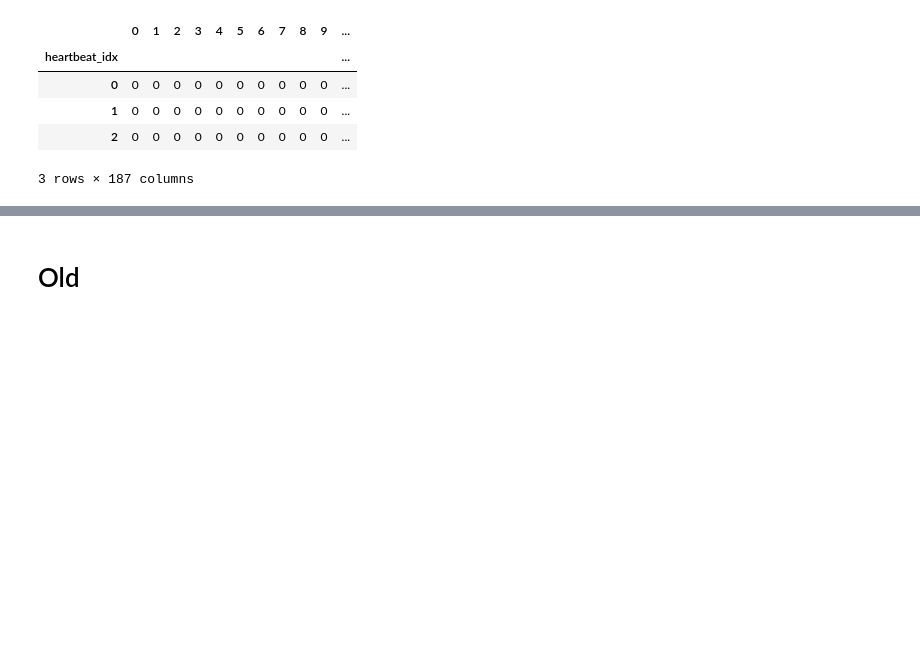
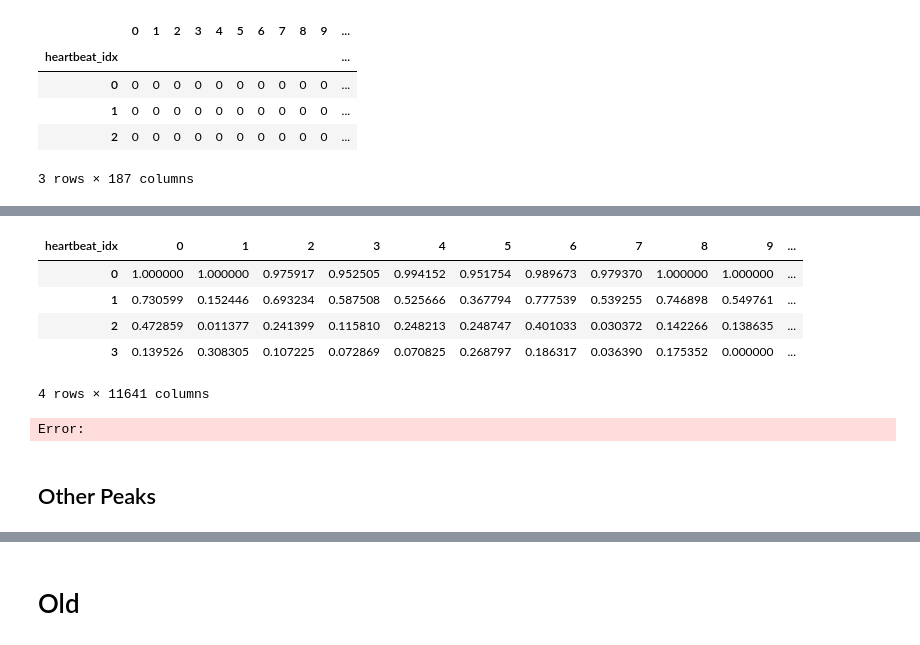
Before and after one commit to juliepinole/proj2, a Jupyter notebook: task_1/Task_1_explo.ipynb, the cells around one changed output, grey strips where cells are left out. Drawn from its saved outputs; the diff is of its cells as text; code cells hidden in the pictures; blank space fills up the shorter version.

```diff
--- a/task_1/Task_1_explo.ipynb
+++ b/task_1/Task_1_explo.ipynb
@@ -368,0 +336,16 @@ gr.plot_mean_sd_heartbeats(
+# %%
+lala = x_train_0.T
+lala.head(4)
+# %% [output]
+| heartbeat_idx | 0 | 1 | 2 | 3 | 4 | 5 | 6 | 7 | 8 | 9 | ... |
+| 0 | 1.000000 | 1.000000 | 0.975917 | 0.952505 | 0.994152 | 0.951754 | 0.989673 | 0.979370 | 1.000000 | 1.000000 | ... |
+| 1 | 0.730599 | 0.152446 | 0.693234 | 0.587508 | 0.525666 | 0.367794 | 0.777539 | 0.539255 | 0.746898 | 0.549761 | ... |
+| 2 | 0.472859 | 0.011377 | 0.241399 | 0.115810 | 0.248213 | 0.248747 | 0.401033 | 0.030372 | 0.142266 | 0.138635 | ... |
+| 3 | 0.139526 | 0.308305 | 0.107225 | 0.072869 | 0.070825 | 0.268797 | 0.186317 | 0.036390 | 0.175352 | 0.000000 | ... |
+4 rows × 11641 columns
+# %%
+x_train_0_transfo = x_train_0.T.copy()
+x_train_0_transfo['id'] = 1
+extracted_features = tsf.extract_features(x_train_0_transfo, column_id='id')
+# %% [output]
+Error:
@@ -368,0 +358,2 @@ gr.plot_mean_sd_heartbeats(
+# %% [markdown]
+## Other Peaks
```
Also changed, not shown: parts of 54 cells of this notebook, 3 other files.
